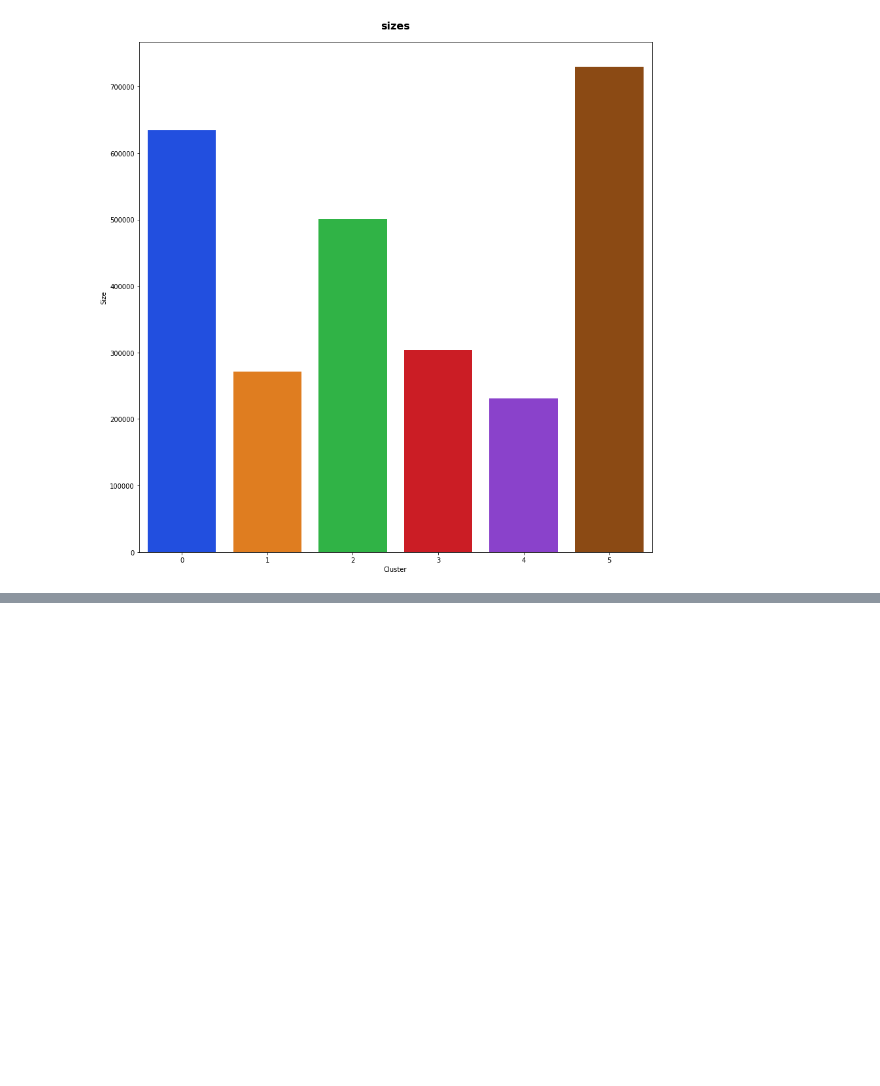
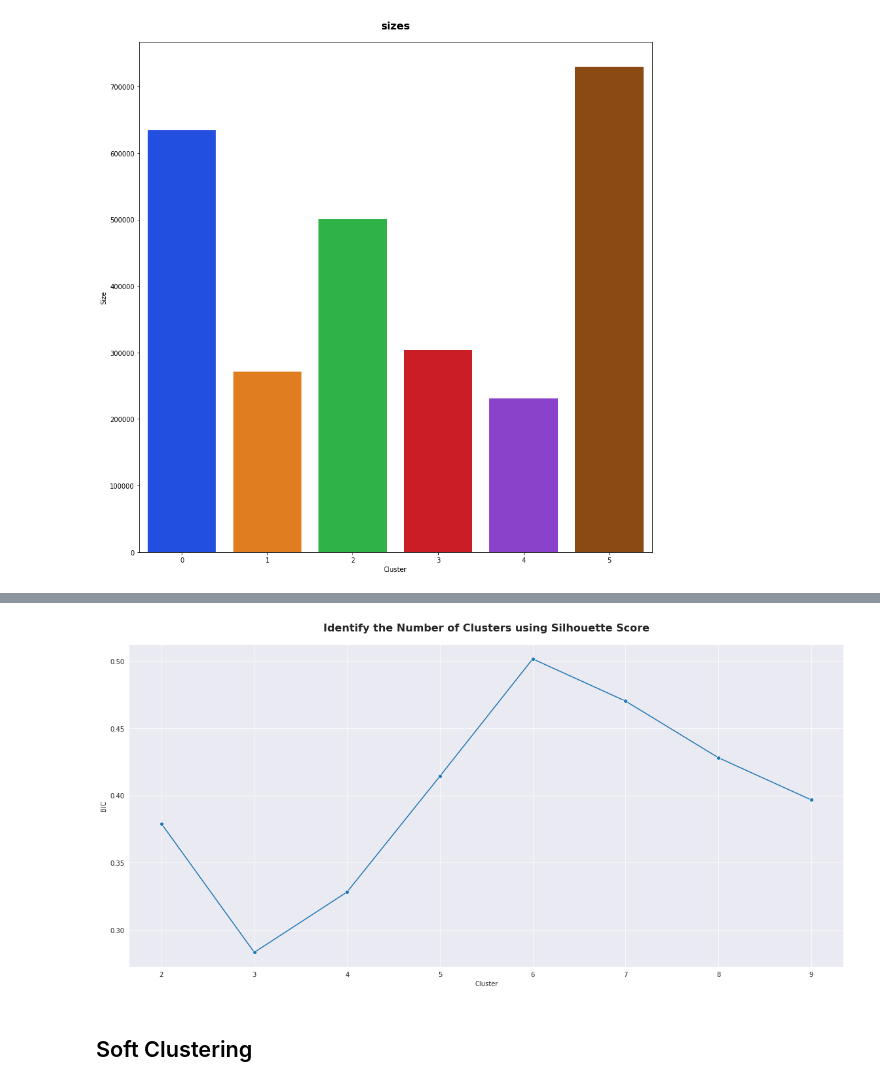
Before and after one commit to SepehrRad/aaa21, a Jupyter notebook: notebooks/clustering.ipynb, the cells around one changed output, grey strips where cells are left out. Drawn from its saved outputs; the diff is of its cells as text; code cells hidden in the pictures; blank space fills up the shorter version.

```diff
--- a/notebooks/clustering.ipynb
+++ b/notebooks/clustering.ipynb
@@ -243,0 +299,6 @@ clustering.plot_clusters_sizes(kmeans_df, "sizes", save_plot= True, save_name='S
+# %%
+clustering.get_silhouette_score(scoring_df,8, save_plot=True, save_name="sscore_kmh")
+# %% [output]
+[figure, added]
+# %% [markdown]
+## Soft Clustering
```
Also changed, not shown: parts of 37 cells of this notebook.
